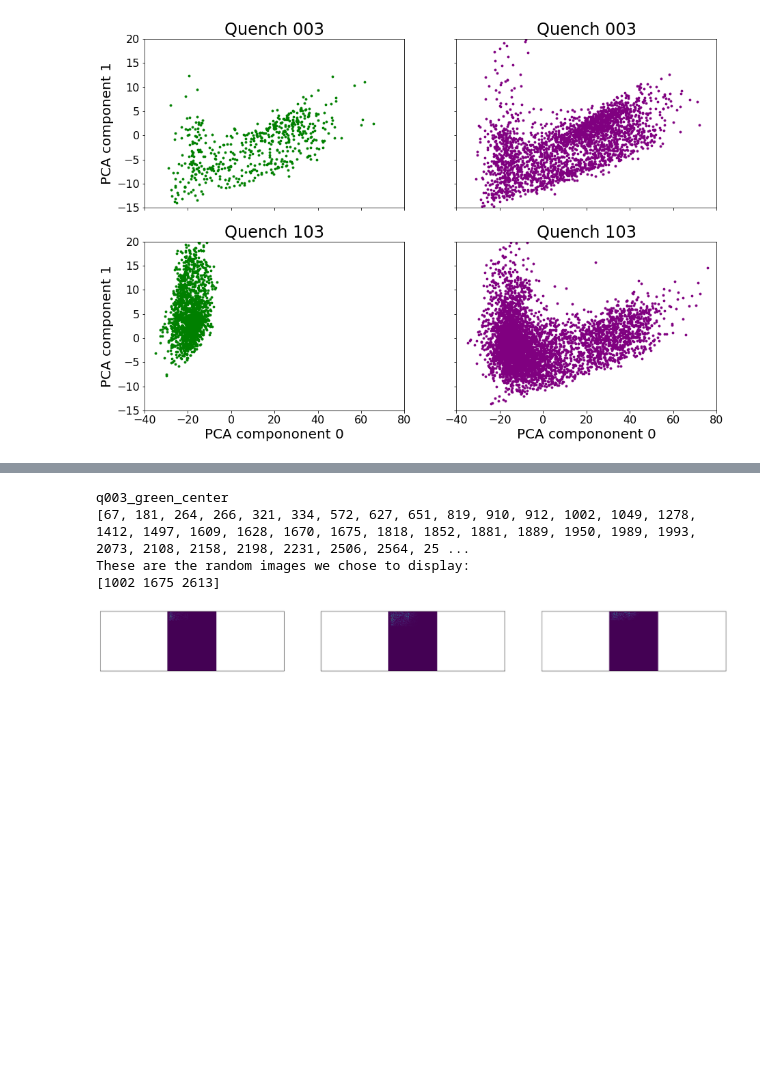
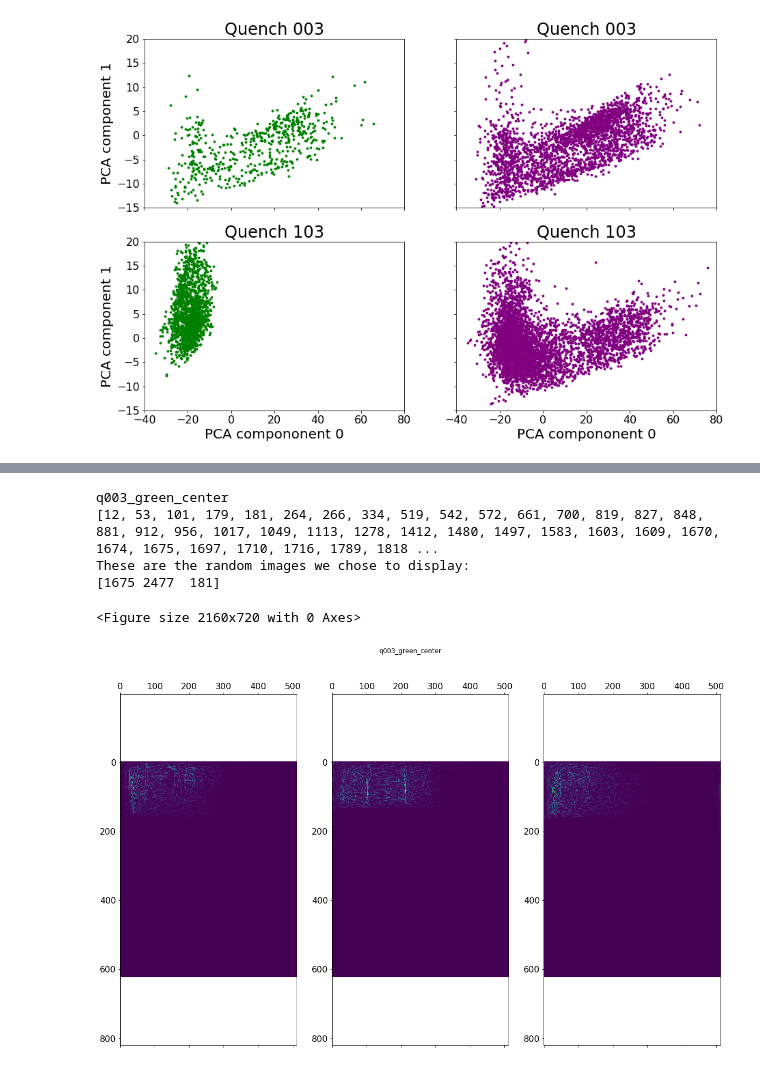
Before and after one commit to lastephey/magnet-notebooks, a Jupyter notebook: notebooks/spectrograms_kmeans_labels.ipynb, the cells around one changed output, grey strips where cells are left out. Cells and saved outputs as stored; diff of their text form; code cells hidden in the pictures; blank space fills up the shorter version.

```diff
--- a/notebooks/spectrograms_kmeans_labels.ipynb
+++ b/notebooks/spectrograms_kmeans_labels.ipynb
@@ -137,7 +138,7 @@ leftvymin = ly-pad
 leftvymax = ly+pad
 
 #center v
-cx=-10
+cx=-15
 cy=-5
 centervxmin = cx-pad
 centervxmax = cx+pad
@@ -145,7 +146,7 @@ centervymin = cy-pad
 centervymax = cy+pad
 
 #right v
-rx=20
+rx=30
 ry=0
 rightvxmin = rx-pad
 rightvxmax = rx+pad
@@ -154,5 +206,7 @@ rightvymax = ry+pad
 # %%
 #quench 3, green, left
+
+from matplotlib.pyplot import matshow
 
 q003_green_left = list()
 #find points in the right pca space
@@ -176,15 +230,14 @@ print(pick_3)
 
 show_images = qall_data[pick_3,:,:]
 
-for i, image_idx in enumerate(show_images):
-    # plot original image
-    ax = plt.subplot(3, num_images, i + 1)
-    plt.imshow(image_idx)
-    #plt.gray()
-    ax.get_xaxis().set_visible(False)
-    ax.get_yaxis().set_visible(False)
-    plt.axis('equal')
-
+fig, (ax_l, ax_c, ax_r) = plt.subplots(nrows=1, ncols=3, sharex=True, figsize=(20, 12))
+ax_l.matshow(show_images[0,:,:])
+ax_l.axis('equal')
+ax_c.matshow(show_images[1,:,:])
+ax_c.axis('equal')
+ax_r.matshow(show_images[2,:,:])
+ax_r.axis('equal')
+fig.suptitle('q003_green_left')
 plt.show()
 # %% [output]
 q003_green_left
@@ -195,44 +249,44 @@ These are the random images we chose to display:
 # %%
 #quench 3, green, center
 
 q003_green_center = list()
 #find points in the right pca space
 for i in range(qall_data.shape[0]):
     if (i <= q003_data.shape[0]) and (color_label[i]=='green'):
         pca0 = img_pca[i,0]
         pca1 = img_pca[i,1]
         if (centervxmin<pca0<centervxmax) and (centervymin<pca1<centervymax):
             q003_green_center.append(i)
 
 print("q003_green_center")
 print(q003_green_center)
 
 plt.figure(figsize=(30, 10))
 
 #randomly pick three images to show (not the first three)
 pick_3 = np.random.choice(q003_green_center, num_images)
 
 print("These are the random images we chose to display:")
 print(pick_3)
 
 show_images = qall_data[pick_3,:,:]
 
-for i, image_idx in enumerate(show_images):
-    # plot original image
-    ax = plt.subplot(3, num_images, i + 1)
-    plt.imshow(image_idx)
-    #plt.gray()
-    ax.get_xaxis().set_visible(False)
-    ax.get_yaxis().set_visible(False)
-    plt.axis('equal')
-
+fig, (ax_l, ax_c, ax_r) = plt.subplots(nrows=1, ncols=3, sharex=True, figsize=(20, 12))
+ax_l.matshow(show_images[0,:,:])
+ax_l.axis('equal')
+ax_c.matshow(show_images[1,:,:])
+ax_c.axis('equal')
+ax_r.matshow(show_images[2,:,:])
+ax_r.axis('equal')
+fig.suptitle('q003_green_center')
 plt.show()
 # %% [output]
 q003_green_center
-[67, 181, 264, 266, 321, 334, 572, 627, 651, 819, 910, 912, 1002, 1049, 1278, 1412, 1497, 1609, 1628, 1670, 1675, 1818, 1852, 1881, 1889, 1950, 1989, 1993, 2073, 2108, 2158, 2198, 2231, 2506, 2564, 25 ...
+[12, 53, 101, 179, 181, 264, 266, 334, 519, 542, 572, 661, 700, 819, 827, 848, 881, 912, 956, 1017, 1049, 1113, 1278, 1412, 1480, 1497, 1583, 1603, 1609, 1670, 1674, 1675, 1697, 1710, 1716, 1789, 1818 ...
 These are the random images we chose to display:
-[1002 1675 2613]
+[1675 2477  181]
+<Figure size 2160x720 with 0 Axes>
-[figure, old version]
+[figure, new version]
 # %%
 #quench 3, green, right
 
```
Also changed, not shown: parts of 12 cells of this notebook.
